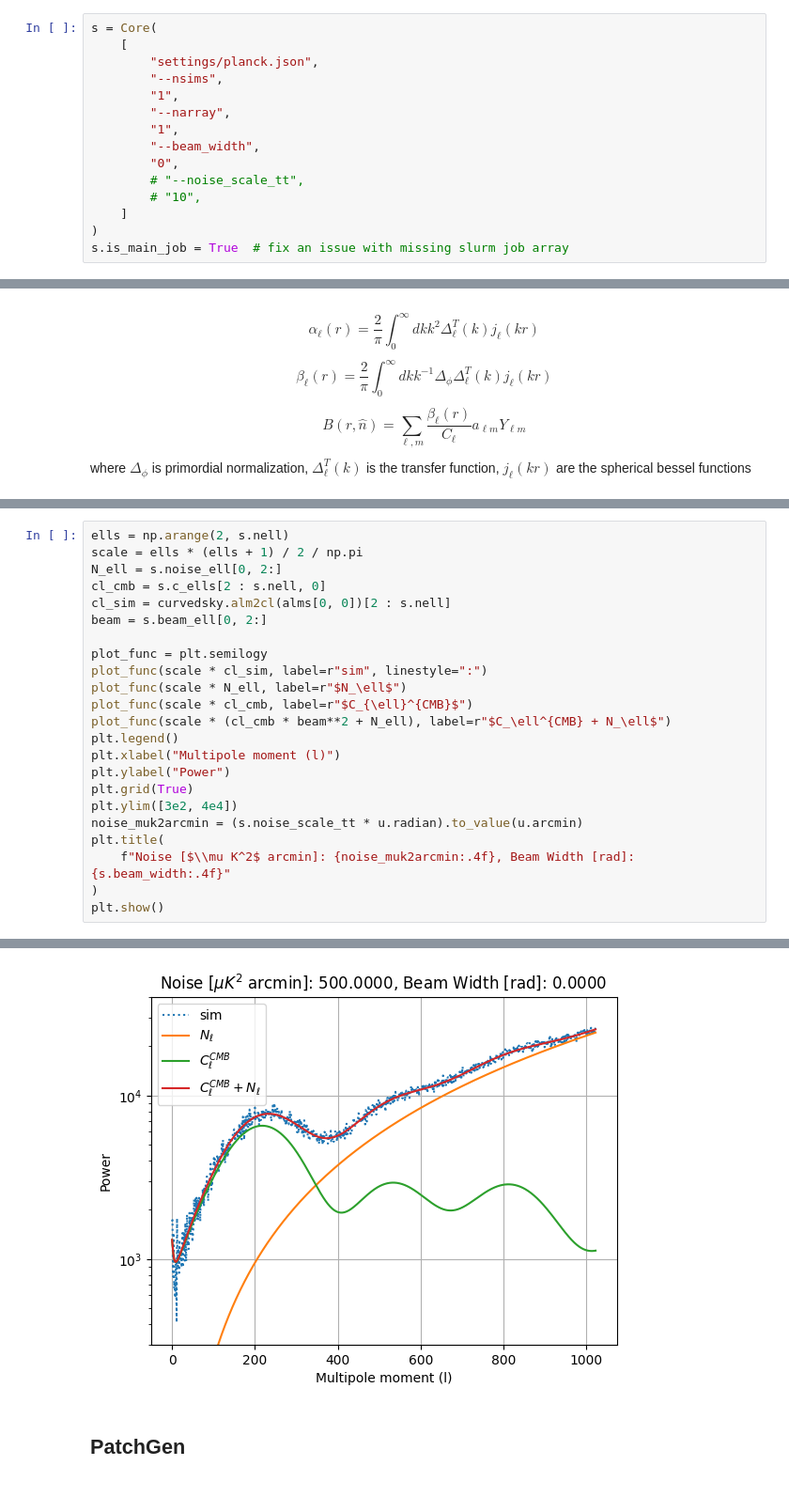
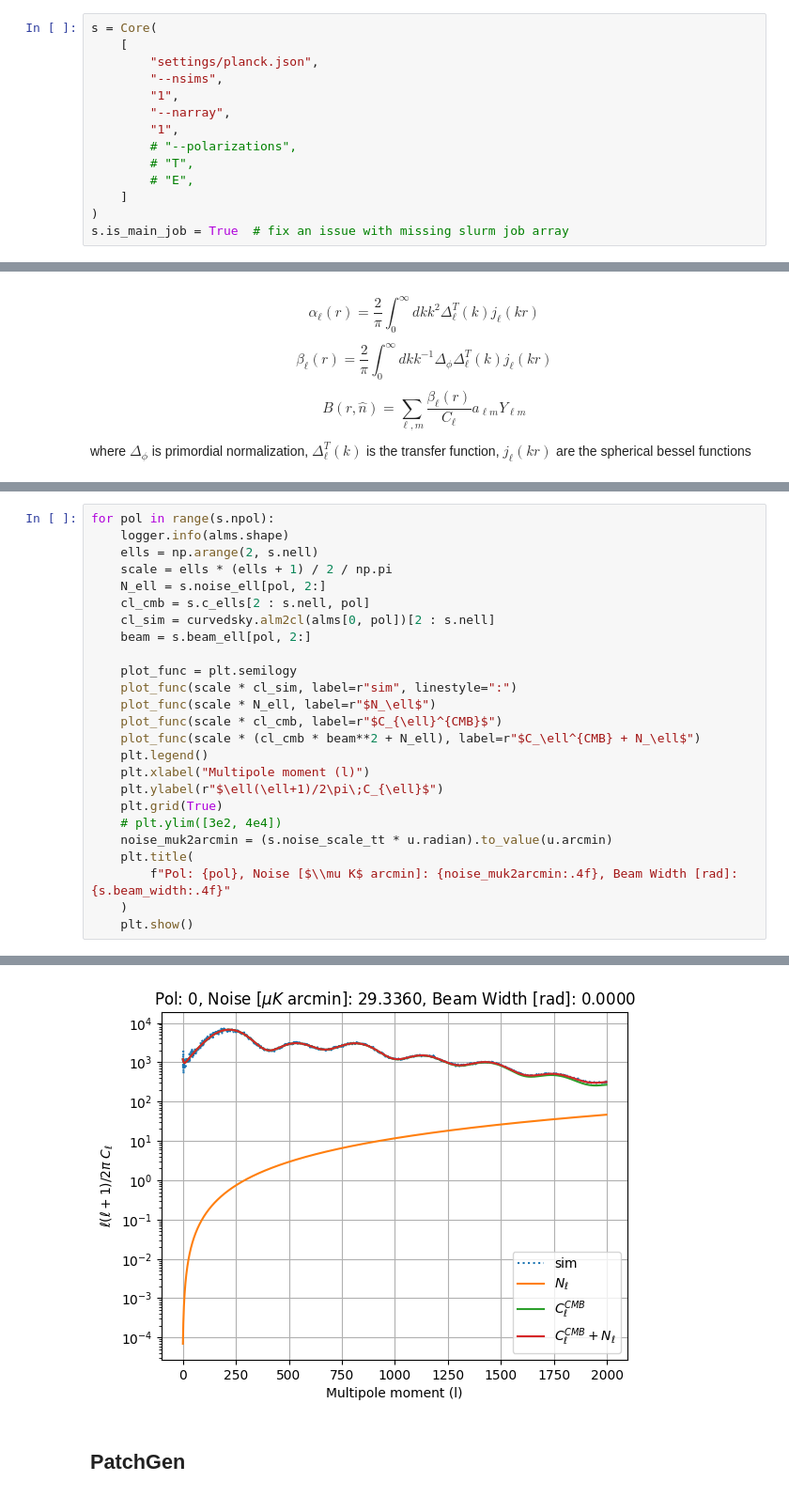
Before and after one commit to JBrandonS/MLPNG, a Jupyter notebook: notebooks/simulator.ipynb, the cells around one changed output, grey strips where cells are left out. Shown at 94% size. Saved outputs shown, nothing was run; the diff lists cells and outputs as text.

```diff
--- a/notebooks/simulator.ipynb
+++ b/notebooks/simulator.ipynb
@@ -42,10 +37,9 @@ s = Core(
         "1",
         "--narray",
         "1",
-        "--beam_width",
-        "0",
-        # "--noise_scale_tt",
-        # "10",
+        # "--polarizations",
+        # "T",
+        # "E",
     ]
 )
 s.is_main_job = True  # fix an issue with missing slurm job array
@@ -140,24 +132,26 @@ plot_cl_alm(
 # %%
-ells = np.arange(2, s.nell)
-scale = ells * (ells + 1) / 2 / np.pi
-N_ell = s.noise_ell[0, 2:]
-cl_cmb = s.c_ells[2 : s.nell, 0]
-cl_sim = curvedsky.alm2cl(alms[0, 0])[2 : s.nell]
-beam = s.beam_ell[0, 2:]
+for pol in range(s.npol):
+    logger.info(alms.shape)
+    ells = np.arange(2, s.nell)
+    scale = ells * (ells + 1) / 2 / np.pi
+    N_ell = s.noise_ell[pol, 2:]
+    cl_cmb = s.c_ells[2 : s.nell, pol]
+    cl_sim = curvedsky.alm2cl(alms[0, pol])[2 : s.nell]
+    beam = s.beam_ell[pol, 2:]
 
-plot_func = plt.semilogy
-plot_func(scale * cl_sim, label=r"sim", linestyle=":")
-plot_func(scale * N_ell, label=r"$N_\ell$")
-plot_func(scale * cl_cmb, label=r"$C_{\ell}^{CMB}$")
-plot_func(scale * (cl_cmb * beam**2 + N_ell), label=r"$C_\ell^{CMB} + N_\ell$")
-plt.legend()
-plt.xlabel("Multipole moment (l)")
-plt.ylabel("Power")
-plt.grid(True)
-plt.ylim([3e2, 4e4])
-noise_muk2arcmin = (s.noise_scale_tt * u.radian).to_value(u.arcmin)
-plt.title(
-    f"Noise [$\\mu K^2$ arcmin]: {noise_muk2arcmin:.4f}, Beam Width [rad]: {s.beam_width:.4f}"
-)
-plt.show()
+    plot_func = plt.semilogy
+    plot_func(scale * cl_sim, label=r"sim", linestyle=":")
+    plot_func(scale * N_ell, label=r"$N_\ell$")
+    plot_func(scale * cl_cmb, label=r"$C_{\ell}^{CMB}$")
+    plot_func(scale * (cl_cmb * beam**2 + N_ell), label=r"$C_\ell^{CMB} + N_\ell$")
+    plt.legend()
+    plt.xlabel("Multipole moment (l)")
+    plt.ylabel(r"$\ell(\ell+1)/2\pi\;C_{\ell}$")
+    plt.grid(True)
+    # plt.ylim([3e2, 4e4])
+    noise_muk2arcmin = (s.noise_scale_tt * u.radian).to_value(u.arcmin)
+    plt.title(
+        f"Pol: {pol}, Noise [$\\mu K$ arcmin]: {noise_muk2arcmin:.4f}, Beam Width [rad]: {s.beam_width:.4f}"
+    )
+    plt.show()
 # %% [output]
@@ -164,5 +159,5 @@ plt.show()
 [interactive output not drawn]
-[figure, old version]
+[figure, new version]
 # %% [markdown]
 ## PatchGen
 # %%
```
Also changed, not shown: parts of 10 cells of this notebook, 13 other files.
